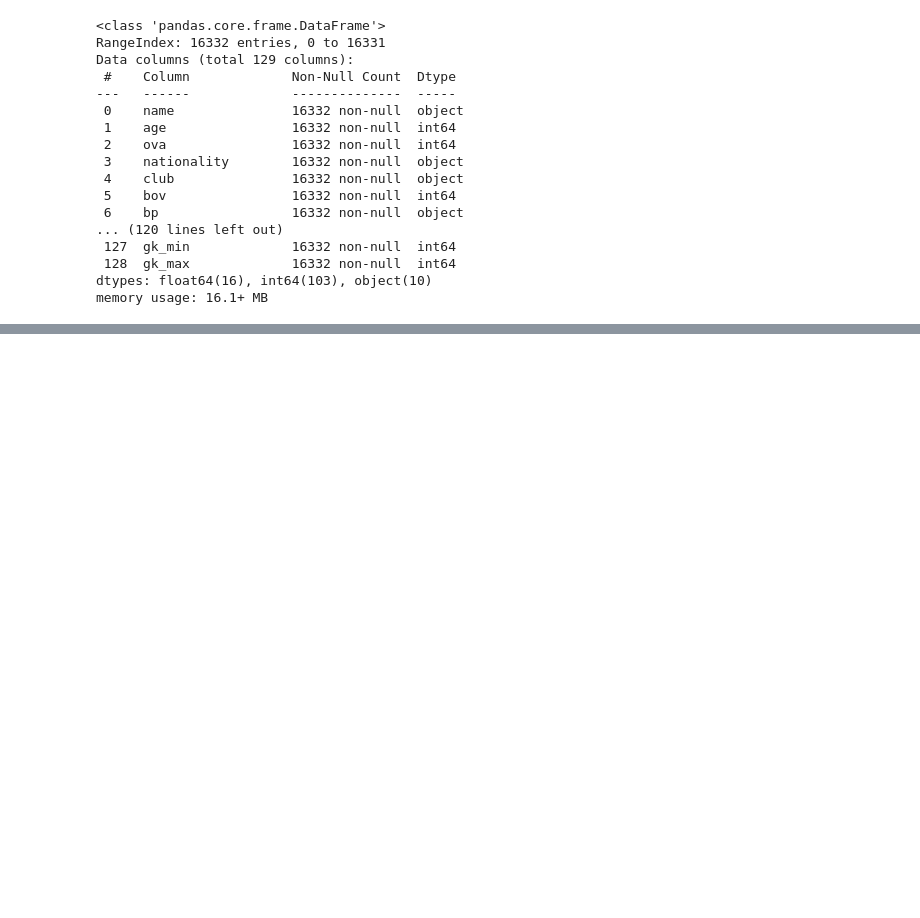
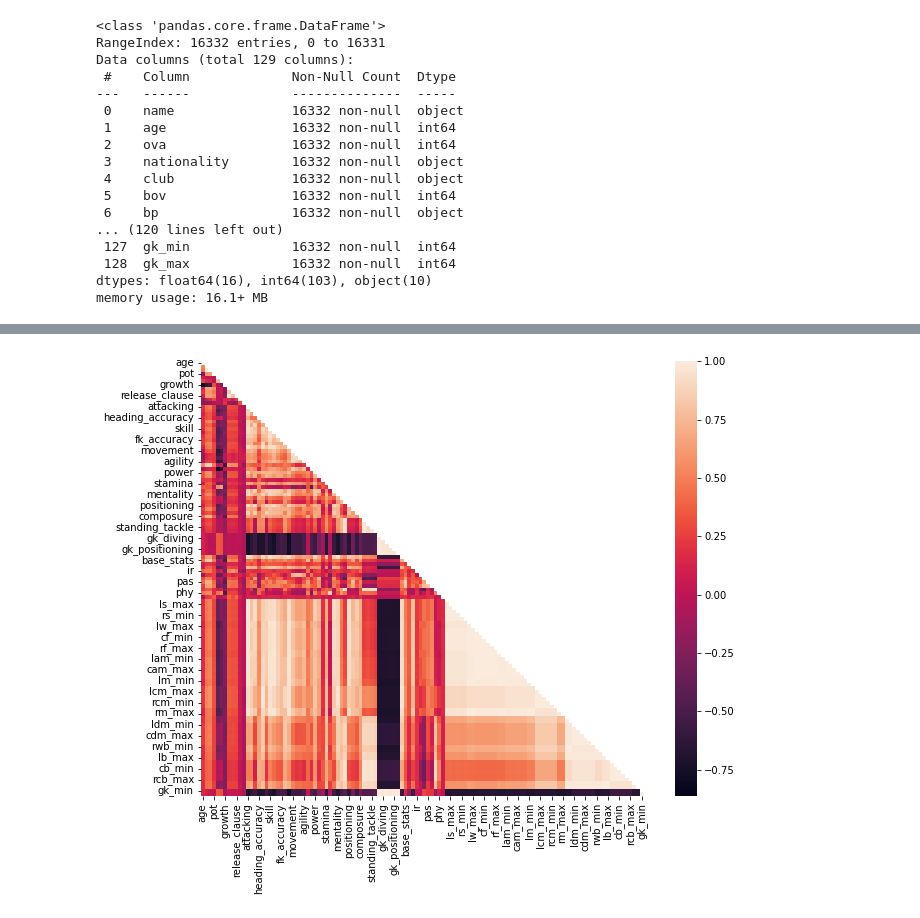
Before and after one commit to Edoardo1996/data_mid_bootcamp_project_FIFA_MoneyBall, a Jupyter notebook: main.ipynb, the cells around one changed output, grey strips where cells are left out. Drawn from its saved outputs; the diff is of its cells as text; code cells hidden in the pictures; blank space fills up the shorter version.

Commit message:
added figure and eda tasks

```diff
--- a/main.ipynb
+++ b/main.ipynb
@@ -291,0 +309,17 @@ Name: gk_max, Length: 68, dtype: int64
+# %%
+# Analyze Multicollinerity
+def show_corr_heatmap(df, figsize, export_path='figs/corr_heatmap.png'):
+    """Show andeExport half correlation matrix for the dataset in a .png figure
+    TODO: print couples with highest correlation and let user decide if remove one of them from
+    dataset. In that case, returns a new copy of the DataFrame"""
+    mask = np.zeros_like(df.corr()) # Matrix full of zeros with shape of df.corr()
+    mask[np.triu_indices_from(mask)] = True # upper tridiagonal mask
+    fig, ax = plt.subplots(figsize=figsize)
+    ax = sns.heatmap(df.corr(), mask=mask, annot=False)
+    if not os.path.isdir(export_path.split('/')[0]):
+        os.makedirs(export_path.split('/')[0])
+    plt.savefig(export_path, dpi=600)
+
+show_corr_heatmap(df, (10, 8))
+# %% [output]
+[figure, added]
```
Also changed, not shown: parts of 7 cells of this notebook, 1 other file.
